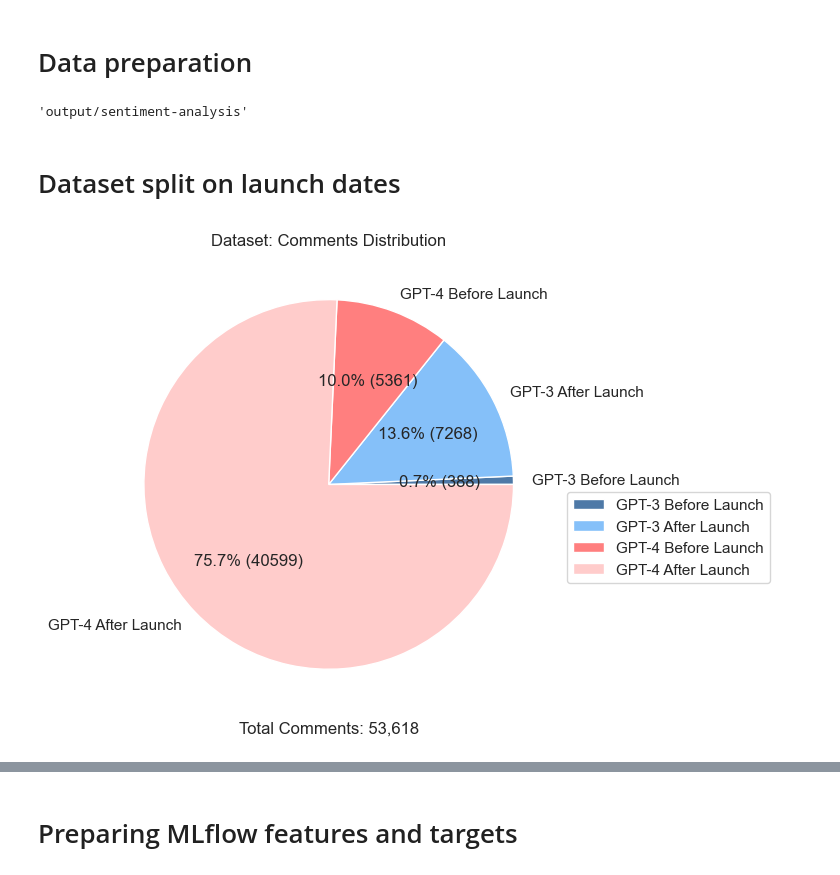
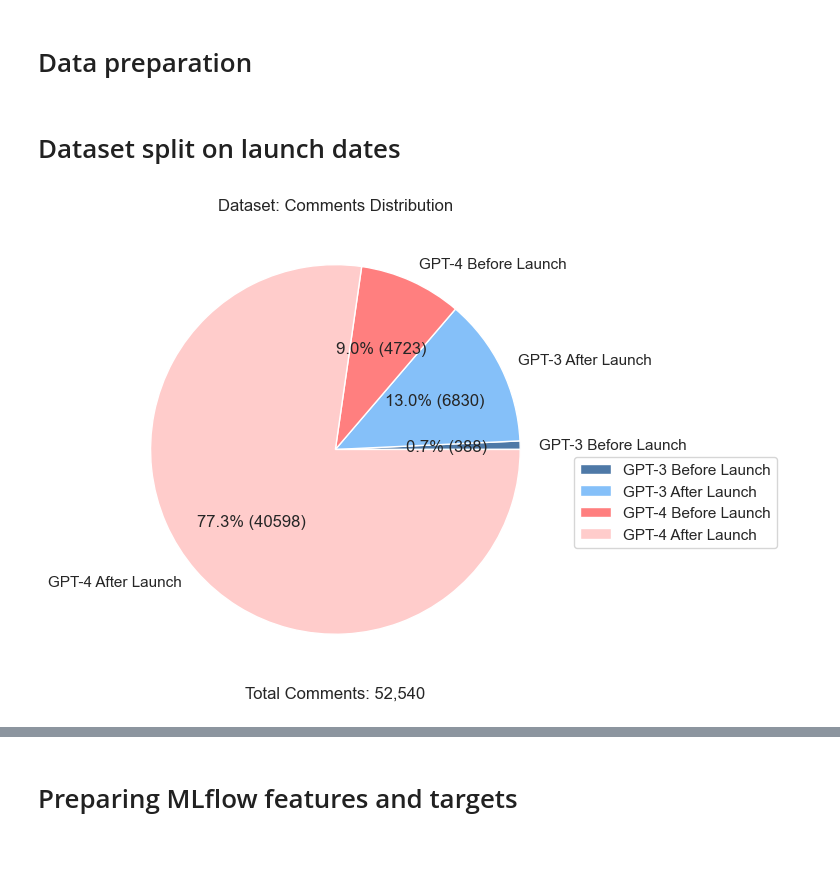
Before and after one commit to georgeh12/reddit-gpt, a Jupyter notebook: sentiment-analysis.ipynb, the cells around one changed output, grey strips where cells are left out. Saved outputs shown, nothing was run; the diff lists cells and outputs as text; code cells hidden in the pictures.

```diff
--- a/sentiment-analysis.ipynb
+++ b/sentiment-analysis.ipynb
@@ -394,13 +353,16 @@ apply_subreddit_weight(df_posts, 'num_comments')
 apply_subreddit_weight(df_comments, 'comment_score')
 apply_subreddit_weight(df_comments, 'comment_num_replies')
 
+# Remove stickied posts
+df_posts = df_posts[(df_posts['stickied'] == False)]
+# Remove an outlier post
+df_posts = df_posts[(df_posts.index != 'z9yhzj')]
+
 # Merge posts with comments
-df = pd.merge(df_posts, df_comments, on='id', how='left')
+df = pd.merge(df_posts, df_comments, on=['id','subreddit'], how='left')
 
 # Output data analysis to CSV
-df_to_csv(df, output_dir, 'combined.csv')
+out = df_to_csv(df, output_dir, 'combined.csv')
-# %% [output]
-'output/sentiment-analysis'
 # %% [markdown]
 # Dataset split on launch dates
 # %%
@@ -416,45 +378,49 @@ gpt4_end = datetime(2023, 5, 15)
 
 # Filter GPT-3 dataset
 df_gpt3 = df[(gpt3_start <= df['date']) & (df['date'] < gpt3_end + timedelta(days=1))]
-df_gpt3 = df[(gpt3_start <= df['comment_date']) & (df['comment_date'] < gpt3_end + timedelta(days=1))]
+df_gpt3 = df_gpt3[(gpt3_start <= df_gpt3['comment_date']) & (df_gpt3['comment_date'] < gpt3_end + timedelta(days=1))]
 # get the distance of the date to the GPT-3 launch date
 df_gpt3['launch_distance'] = abs(gpt3_launch - df_gpt3['date'])
+df_gpt3['comment_launch_distance'] = abs(gpt3_launch - df_gpt3['comment_date'])
 df_gpt3['launch_distance_f'] = df_gpt3['launch_distance'] / pd.to_timedelta(1, unit='D')
+df_gpt3['comment_launch_distance_f'] = df_gpt3['comment_launch_distance'] / pd.to_timedelta(1, unit='D')
 
 
 # Filter GPT-4 dataset
 df_gpt4 = df[(gpt4_start <= df['date']) & (df['date'] < gpt4_end + timedelta(days=1))]
-df_gpt4 = df[(gpt4_start <= df['comment_date']) & (df['comment_date'] < gpt4_end + timedelta(days=1))]
+df_gpt4 = df_gpt4[(gpt4_start <= df_gpt4['comment_date']) & (df_gpt4['comment_date'] < gpt4_end + timedelta(days=1))]
 # get the distance of the date to the GPT-4 launch date
 df_gpt4['launch_distance'] = abs(gpt4_launch - df_gpt4['date'])
+df_gpt4['comment_launch_distance'] = abs(gpt4_launch - df_gpt4['date'])
 df_gpt4['launch_distance_f'] = df_gpt4['launch_distance'] / pd.to_timedelta(1, unit='D')
+df_gpt4['comment_launch_distance_f'] = df_gpt4['comment_launch_distance'] / pd.to_timedelta(1, unit='D')
 
 # Split at gpt3_launch date
 df_gpt3_before = df_gpt3[df_gpt3['date'] < gpt3_launch]
 df_gpt3_after = df_gpt3[gpt3_launch <= df_gpt3['date']]
 # Split at gpt4_launch date
 df_gpt4_before = df_gpt4[df_gpt4['date'] < gpt4_launch]
 df_gpt4_after = df_gpt4[gpt4_launch <= df_gpt4['date']]
 
 # Get counts of datasets before and after launch dates
 df_gpt_counts = {
     'GPT-3 Before Launch': len(df_gpt3_before),
     'GPT-3 After Launch': len(df_gpt3_after),
     'GPT-4 Before Launch': len(df_gpt4_before),
     'GPT-4 After Launch': len(df_gpt4_after)
 }
 # Plot pie chart of GPT search distribution
 plt.figure(figsize=(8, 6))
 colors = ['#4e79a7', '#85c0f9', '#ff7f7f', '#ffcccb']
 plt.pie(df_gpt_counts.values(), colors=colors, labels=df_gpt_counts.keys(), autopct=lambda pct: f"{pct:.1f}% ({int(pct/100*sum(df_gpt_counts.values()))})")
 # Add annotations for subscriber percentages
 plt.legend(loc='upper left', bbox_to_anchor=(1, 0.5))
 plt.title('Dataset: Comments Distribution')
 plt.ylabel('')
 plt.xlabel('Total Comments: ' + "{:,}".format(sum(df_gpt_counts.values())))
 plt.show()
 # %% [output]
-[figure, old version]
+[figure, new version]
 # %%
 def visualize_sentiment(dataset, name):
     # Plot histogram of compound sentiment scores
```
Also changed, not shown: parts of 13 cells of this notebook, 23 other files.
